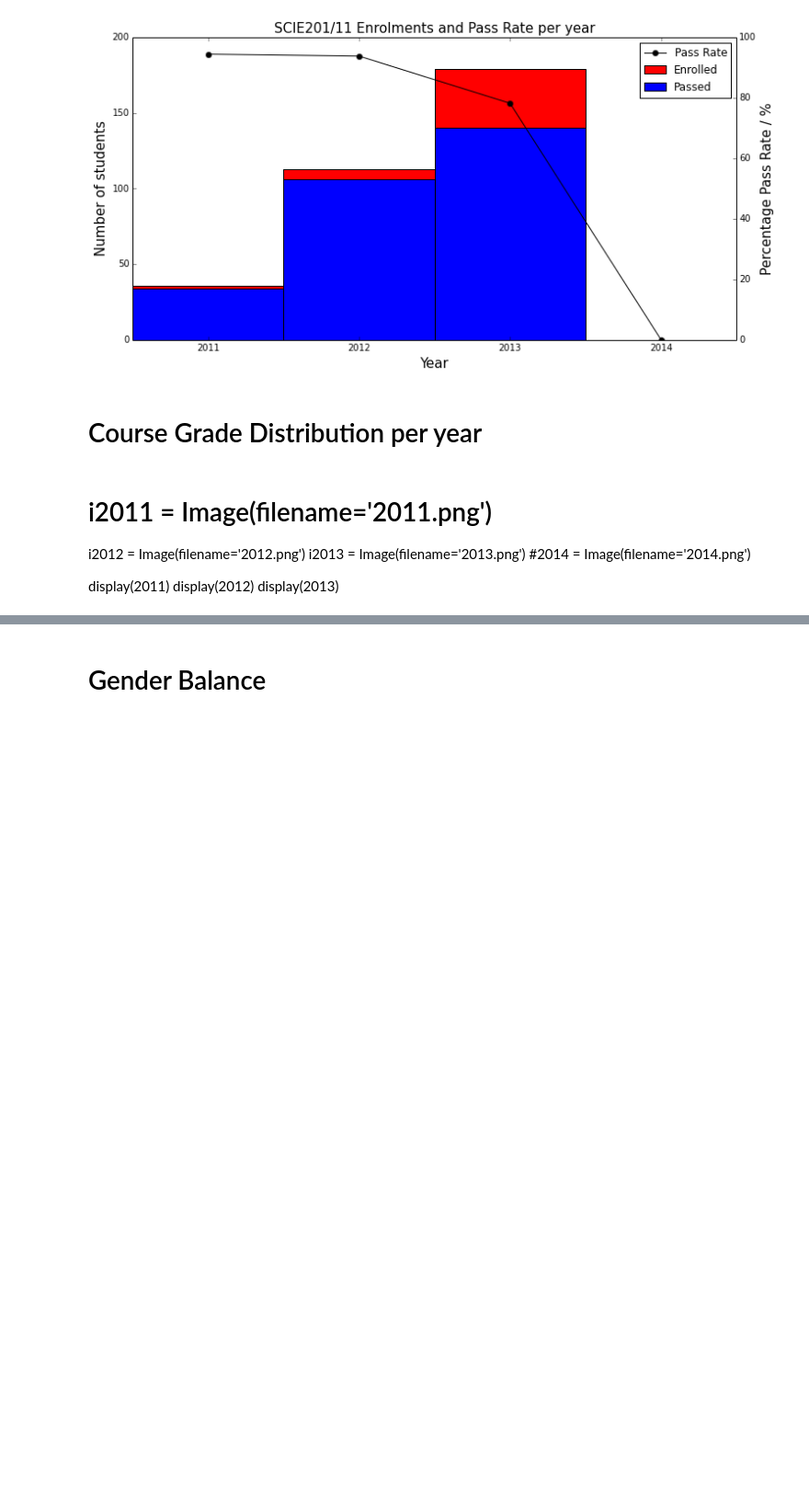
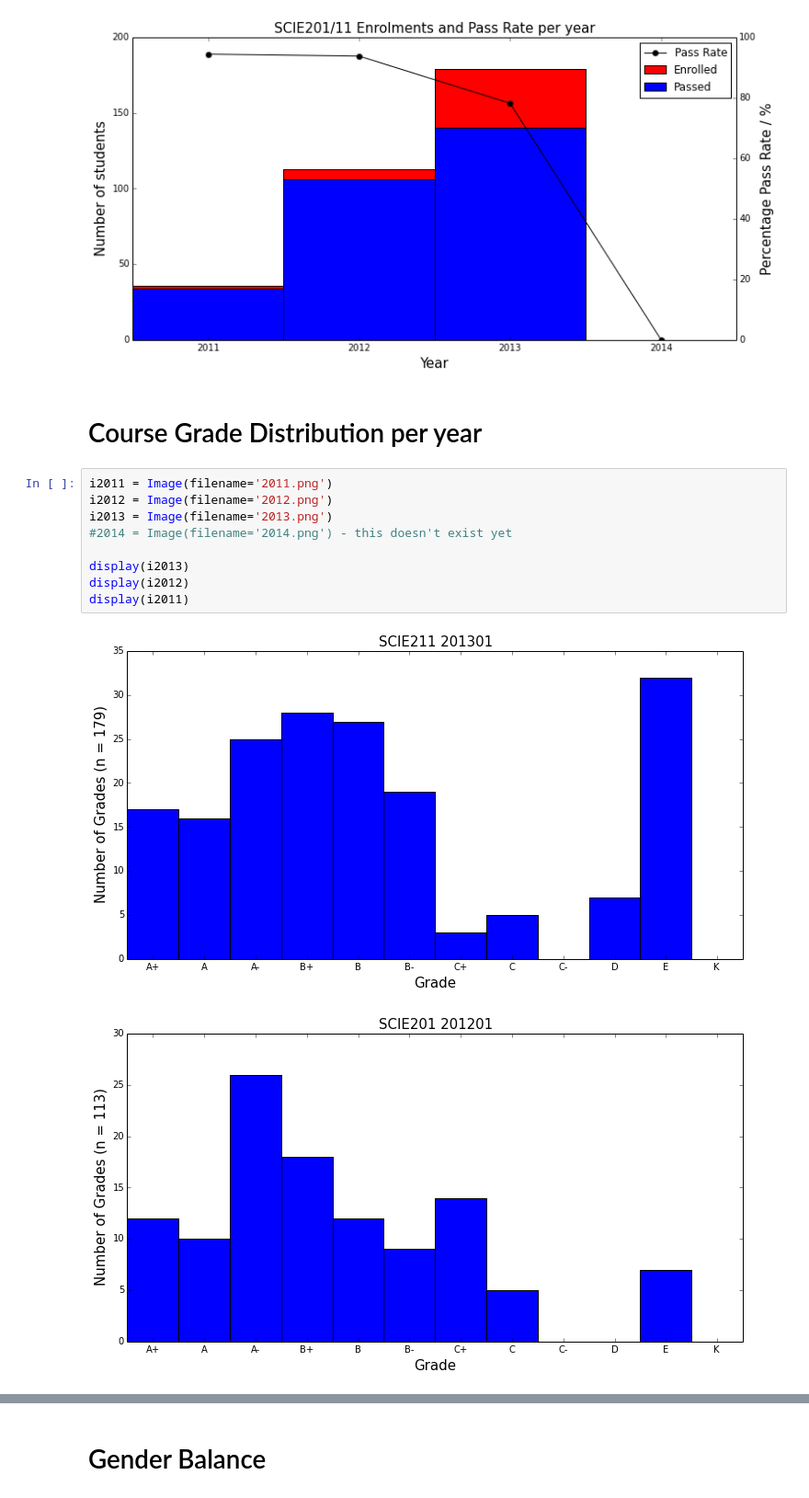
Before and after one commit to kaiwhata/Grade_analysis, a Jupyter notebook: SCIE211 Summary.ipynb, the cells around one changed output, grey strips where cells are left out. Shown at 92% size. Cells and saved outputs as stored; diff of their text form; blank space fills up the shorter version.

```diff
--- a/SCIE211 Summary.ipynb
+++ b/SCIE211 Summary.ipynb
@@ -16,13 +16,15 @@ display(enrol)
 [figure]
 # %% [markdown]
 # Course Grade Distribution per year
-# %% [markdown]
-# i2011 = Image(filename='2011.png')
-i2012 = Image(filename='2012.png')
-i2013 = Image(filename='2013.png')
-#2014 = Image(filename='2014.png')
-
-
-display(2011)
-display(2012)
-display(2013)
+# %%
+i2011 = Image(filename='2011.png')
+i2012 = Image(filename='2012.png')
+i2013 = Image(filename='2013.png')
+#2014 = Image(filename='2014.png') - this doesn't exist yet
+
+display(i2013)
+display(i2012)
+display(i2011)
+# %% [output]
+[figure, added]
+[figure, added]
```
Also changed, not shown: parts of 2 cells of this notebook.
